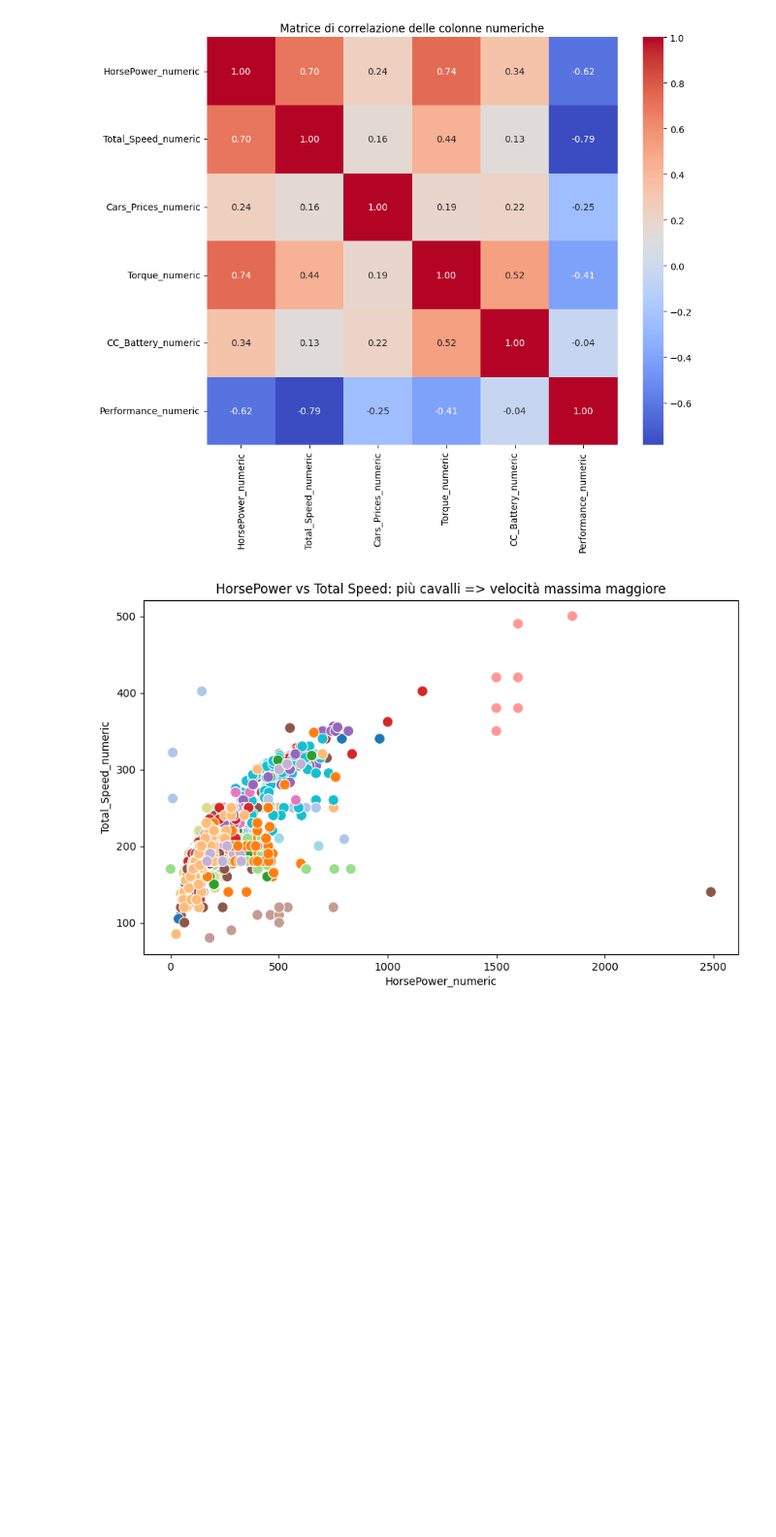
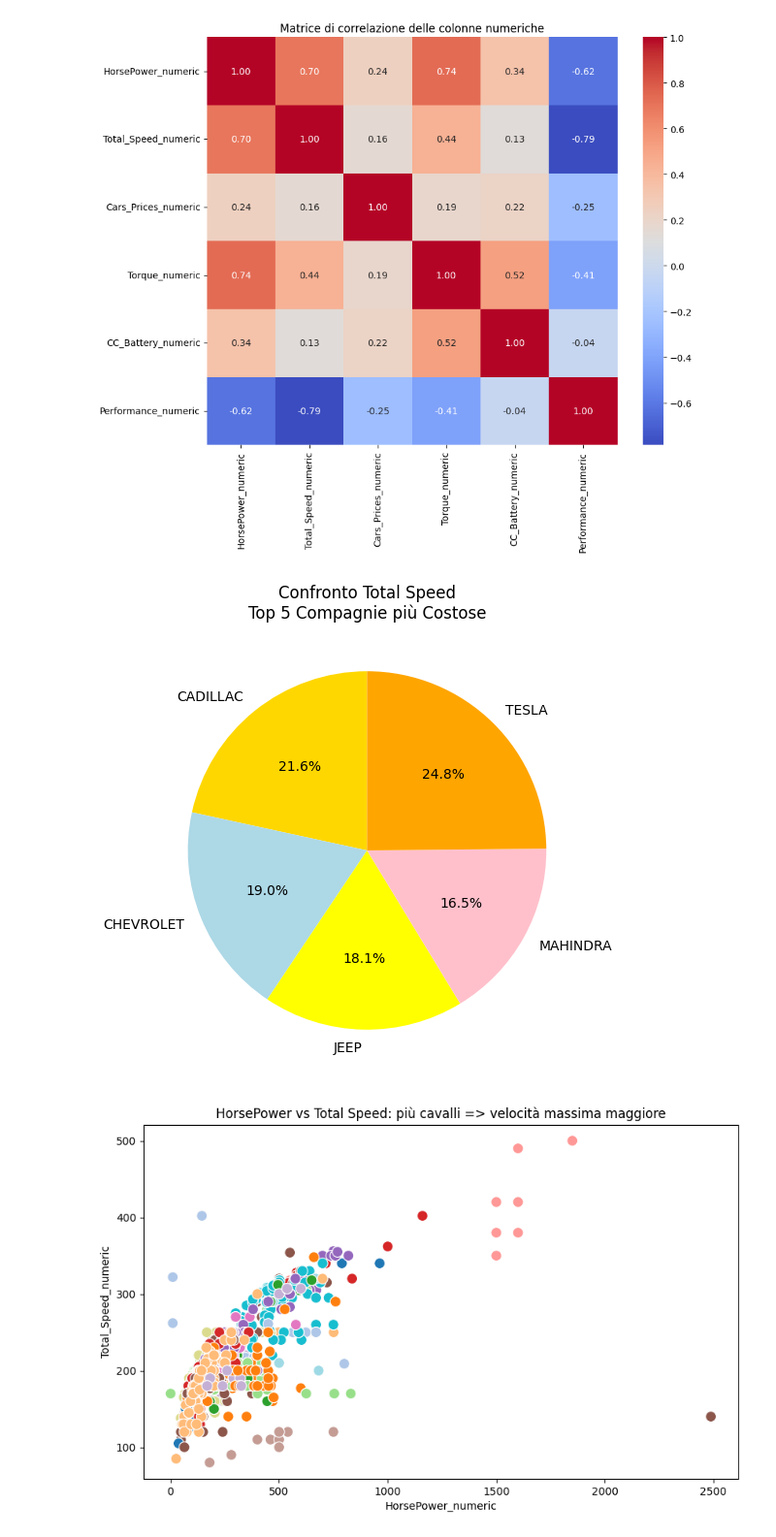
Before and after one commit to Gianmarcx/Sorrentino-Gianmarco_DepositoCorso, a Jupyter notebook: corso python/lunedi01-12/analisi_cars.ipynb, the cells around one changed output. Shown at 97% size. Saved outputs shown, nothing was run; the diff lists cells and outputs as text; code cells hidden in the pictures; blank space fills up the shorter version.

```diff
--- a/corso python/lunedi01-12/analisi_cars.ipynb
+++ b/corso python/lunedi01-12/analisi_cars.ipynb
@@ -487,6 +491,35 @@ Torque_numeric                 -0.411003
 CC_Battery_numeric             -0.037245
 Performance_numeric             1.000000
 [figure]
+# %%
+topBs = (
+df.groupby("Company Names")["Cars_Prices_numeric"]
+.mean()
+.sort_values(ascending=False)
+.head(5)
+.index
+.tolist()
+)
+
+df_topBs = df[df["Company Names"].isin(topBs)]
+
+speed_by_brand = (
+df_topBs.groupby("Company Names")["Total_Speed_numeric"]
+.mean()
+)
+
+plt.figure(figsize=(6,6))
+plt.pie(
+speed_by_brand,
+labels=speed_by_brand.index,
+autopct='%1.1f%%',
+colors=['gold', 'lightblue','yellow','pink','orange'],
+startangle=90
+)
+plt.title('Confronto Total Speed\nTop 5 Compagnie più Costose')
+plt.show()
+# %% [output]
+[figure, added]
 # %%
 import matplotlib.pyplot as plt
 import seaborn as sns
```
Also changed, not shown: parts of 1 cell of this notebook, 7 other files.
